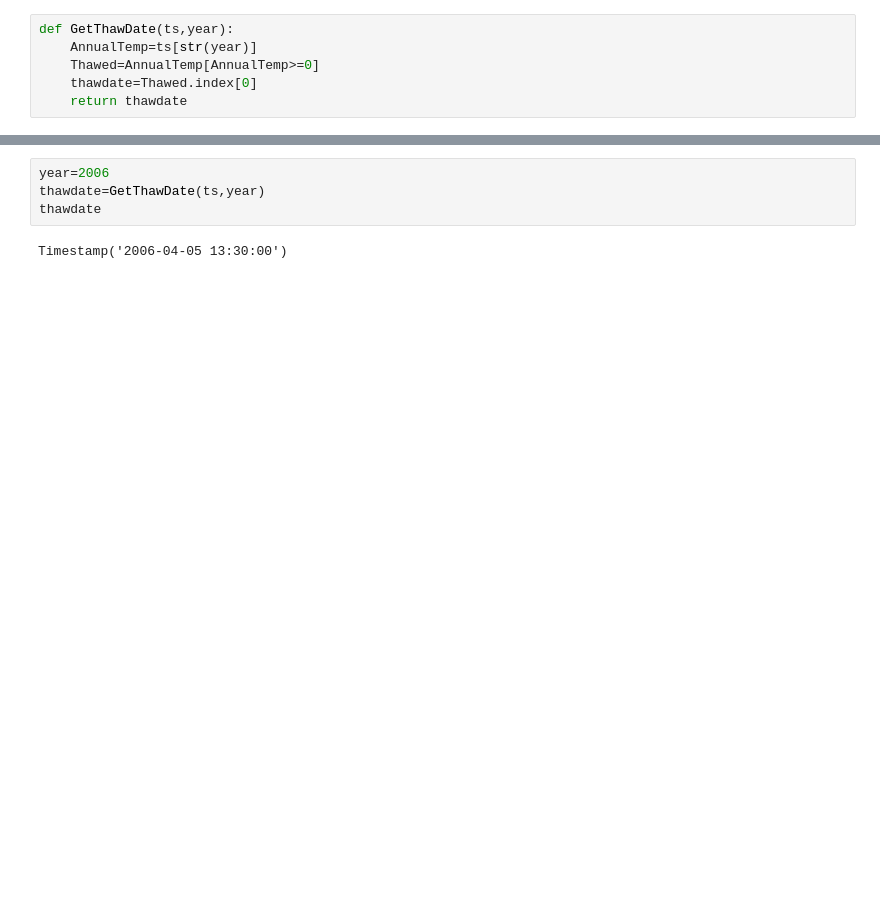
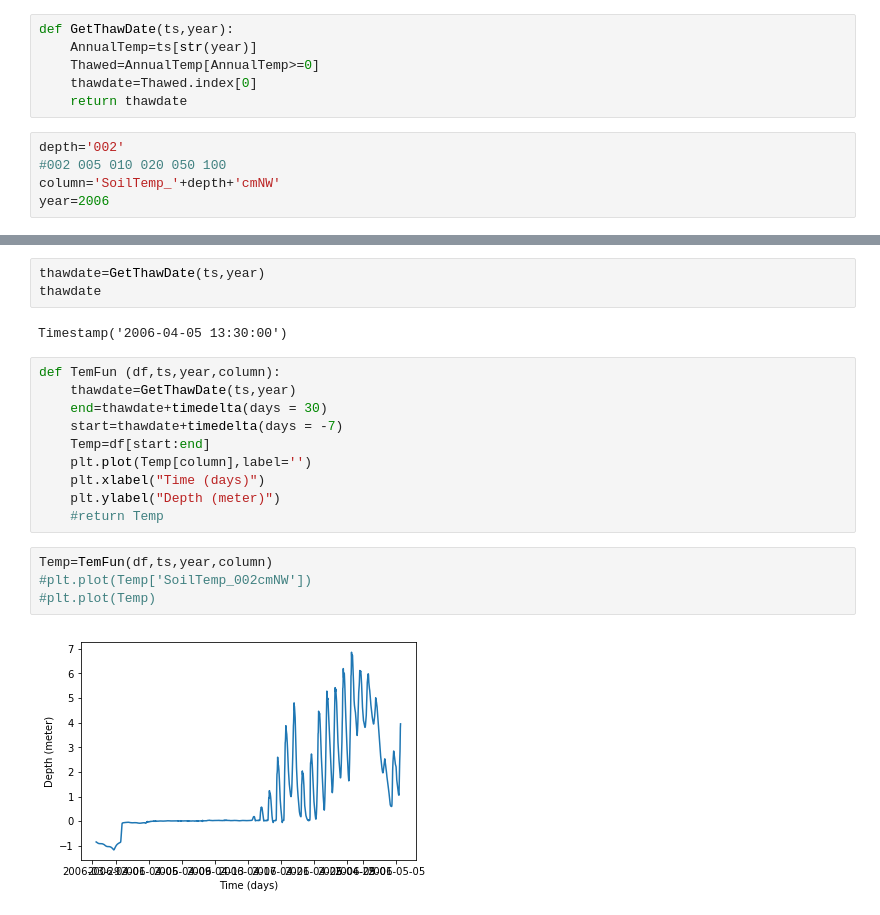
Before and after one commit to incsanchezro/ines_exp, a Jupyter notebook: Data_scripts/ExploreSoilThaw.ipynb, the cells around one changed output, grey strips where cells are left out. Saved outputs shown, nothing was run; the diff lists cells and outputs as text; blank space fills up the shorter version.

Commit message:
We created the function to plot TempvsTime

```diff
--- a/Data_scripts/ExploreSoilThaw.ipynb
+++ b/Data_scripts/ExploreSoilThaw.ipynb
@@ -9,6 +10,11 @@ def GetThawDate(ts,year):
     Thawed=AnnualTemp[AnnualTemp>=0]
     thawdate=Thawed.index[0]
     return thawdate
+# %%
+depth='002'
+#002 005 010 020 050 100
+column='SoilTemp_'+depth+'cmNW'
+year=2006
 # %%
 # Load dataframe of Temperature at different depths:
 df=sl.load('../../data/OJP/OJP_NW_T.pkl')
@@ -20,6 +43,21 @@ Timestamp('2006-04-05 13:30:00')
 # %%
-year=2006
 thawdate=GetThawDate(ts,year)
 thawdate
 # %% [output]
 Timestamp('2006-04-05 13:30:00')
+# %%
+def TemFun (df,ts,year,column):
+    thawdate=GetThawDate(ts,year)
+    end=thawdate+timedelta(days = 30)
+    start=thawdate+timedelta(days = -7)
+    Temp=df[start:end]
+    plt.plot(Temp[column],label='')
+    plt.xlabel("Time (days)")
+    plt.ylabel("Depth (meter)")
+    #return Temp
+# %%
+Temp=TemFun(df,ts,year,column)
+#plt.plot(Temp['SoilTemp_002cmNW'])
+#plt.plot(Temp)
+# %% [output]
+[figure, added]
```
Also changed, not shown: parts of 3 cells of this notebook.
